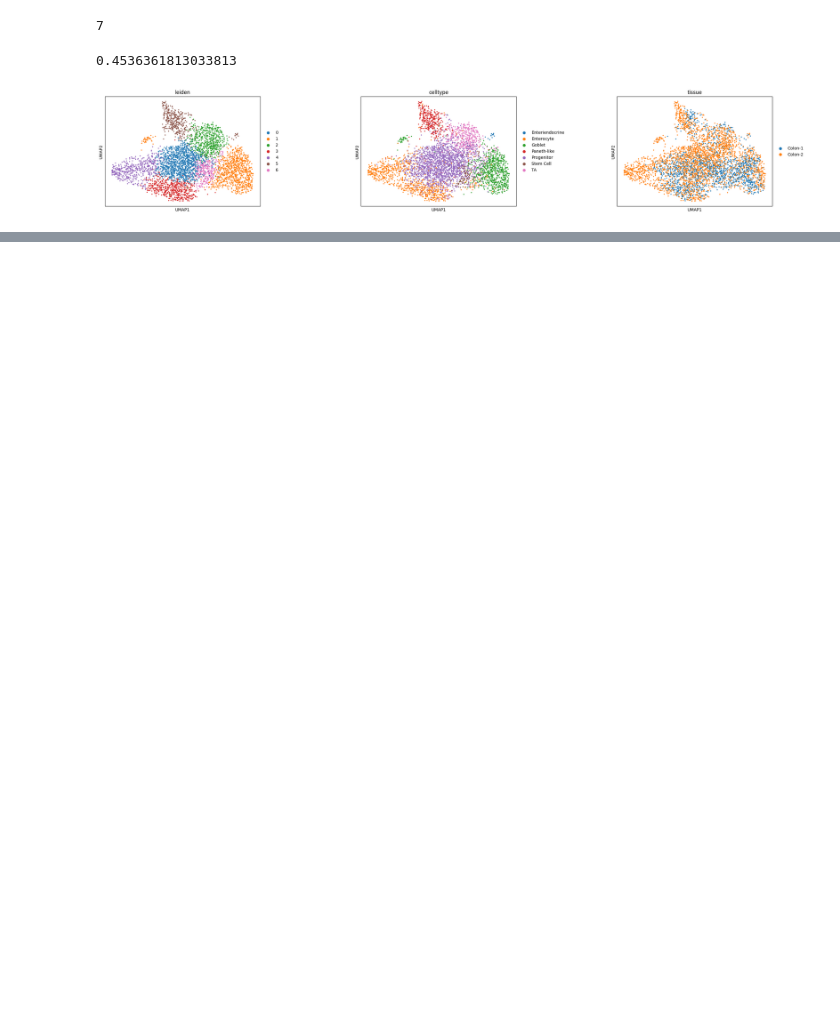
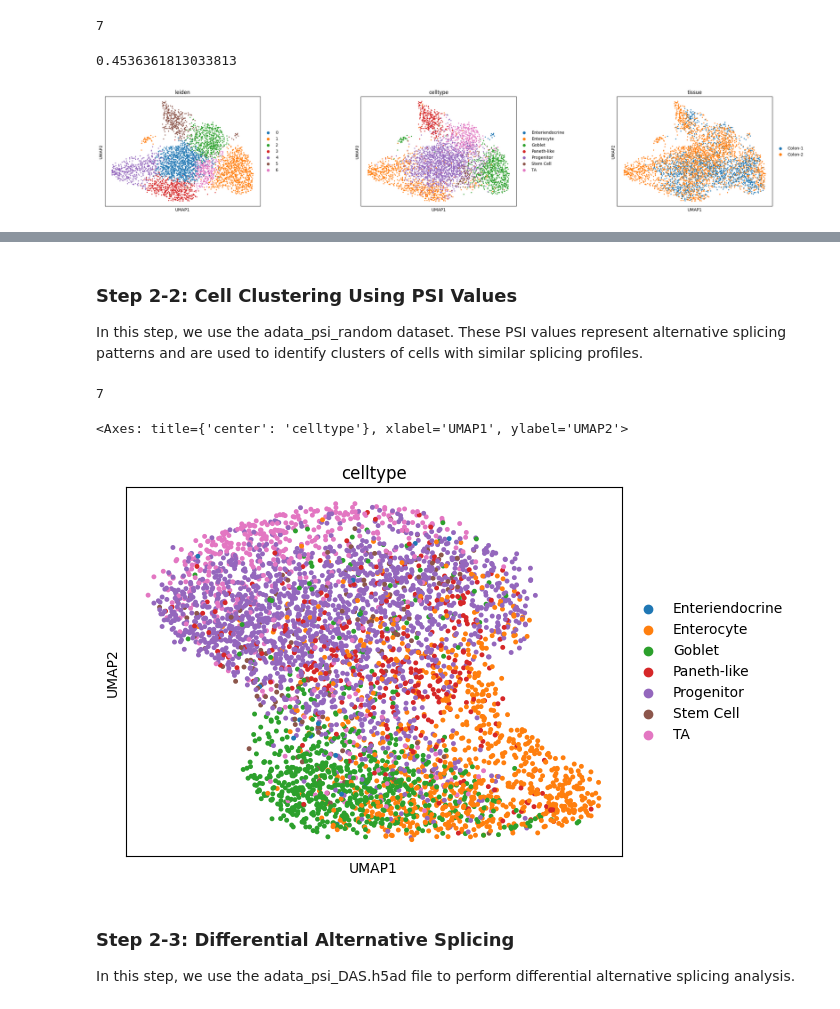
Before and after one commit to mcgilldinglab/DOLPHIN, a Jupyter notebook: docs/source/examples/run_DOLPHIN_10x_colon.ipynb, the cells around one changed output, grey strips where cells are left out. Cells and saved outputs as stored; diff of their text form; code cells hidden in the pictures; blank space fills up the shorter version.

```diff
--- a/docs/source/examples/run_DOLPHIN_10x_colon.ipynb
+++ b/docs/source/examples/run_DOLPHIN_10x_colon.ipynb
@@ -52,0 +101,24 @@ sc.pl.umap(adata, color=['leiden', "celltype", "tissue"], wspace=0.5)
+# %% [markdown]
+### Step 2-2: Cell Clustering Using PSI Values
+
+In this step, we use the adata_psi_random dataset. These PSI values represent alternative splicing patterns and are used to identify clusters of cells with similar splicing profiles.
+# %%
+adata_psi_random = sc.read_h5ad("./alternative_splicing/colon_PSI_random.h5ad")
+## get cluster
+sc.tl.pca(adata_psi_random, svd_solver='arpack')
+sc.pp.neighbors(adata_psi_random)
+sc.tl.umap(adata_psi_random)
+for res in np.arange(0.0,2,0.01):
+    sc.tl.leiden(adata_psi_random, res, random_state=0)
+    if len(set(adata_psi_random.obs["leiden"])) == len(set(adata_psi_random.obs["celltype"])):
+        break
+print(len(set(adata_psi_random.obs["leiden"])))
+sc.pl.umap(adata_psi_random, color=["celltype"], show=False, s=50)
+# %% [output]
+7
+<Axes: title={'center': 'celltype'}, xlabel='UMAP1', ylabel='UMAP2'>
+[figure, added]
+# %% [markdown]
+### Step 2-3: Differential Alternative Splicing
+
+In this step, we use the adata_psi_DAS.h5ad file to perform differential alternative splicing analysis.
```
Also changed, not shown: parts of 25 cells of this notebook, 2 other files.
